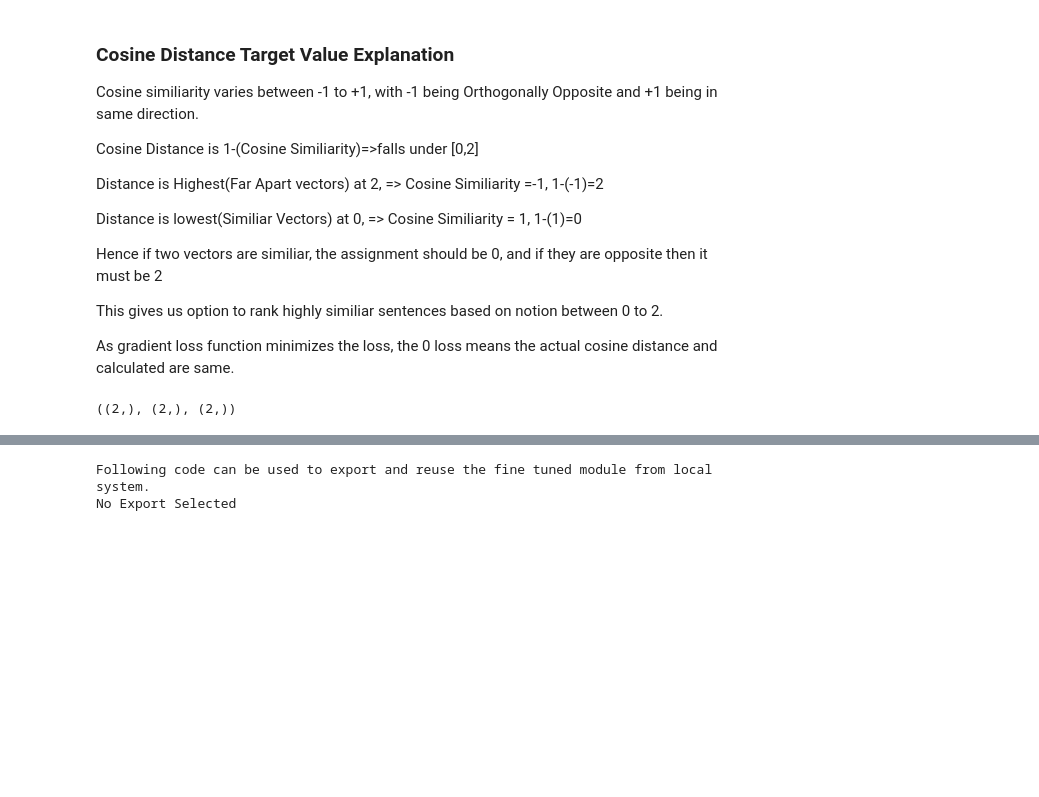
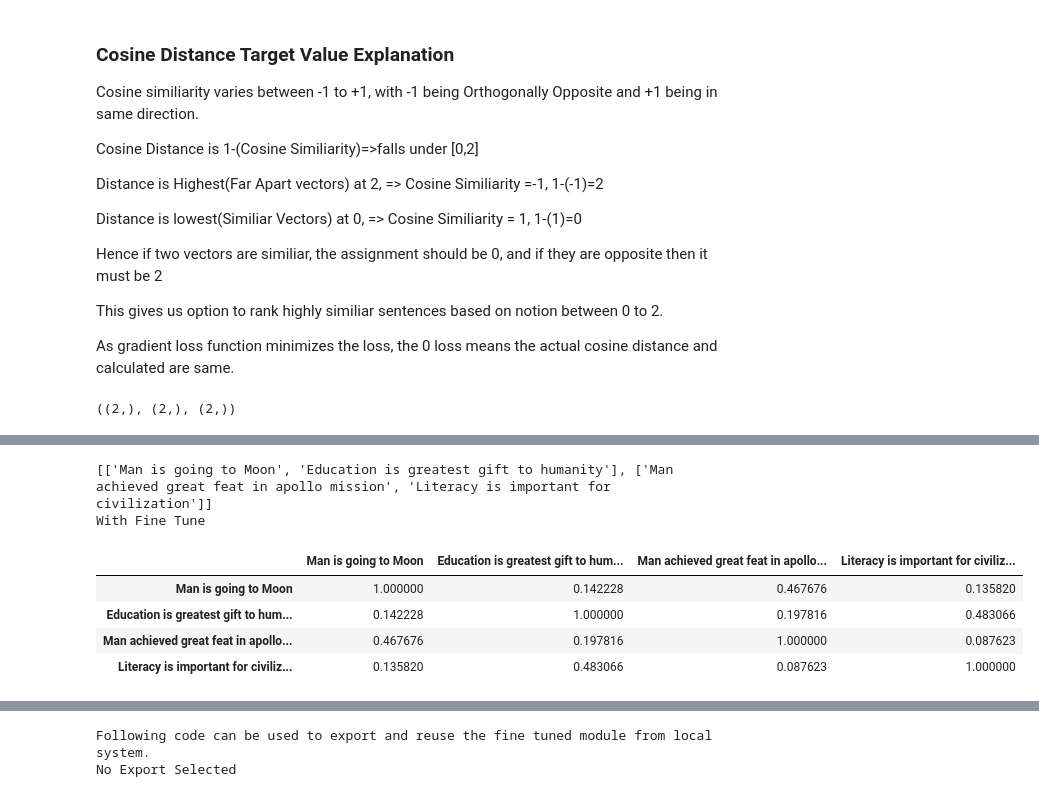
Before and after one commit to meethariprasad/research_works, a Jupyter notebook: Siamese_TF_Cosine_Distance_Fine_Tune.ipynb, the cells around one changed output, grey strips where cells are left out. Cells and saved outputs as stored; diff of their text form; code cells hidden in the pictures; blank space fills up the shorter version.

```diff
--- a/Siamese_TF_Cosine_Distance_Fine_Tune.ipynb
+++ b/Siamese_TF_Cosine_Distance_Fine_Tune.ipynb
@@ -119,3 +162,37 @@ def get_similiarity(target_text_embed,text_to_compare_embed):
+# %%
+import tensorflow_hub as hub
+import tensorflow as tf
+print (text_list)
+try:
+  text_list=sum(text_list, [])
+except:
+  pass
+
+embeddings = loaded_module_obj(text_list)
+
+# print (embeddings.numpy())
+
+embed_target=embeddings.numpy()
+import pandas as pd
+doc_embed = pd.DataFrame(data=embed_target)
+doc_embed.index=text_list
+
+
+
+finetuned_similiarity=get_similiarity(doc_embed,doc_embed)
+# np.fill_diagonal(sim.values, 0)
+finetuned_similiarity.index=text_list
+finetuned_similiarity.columns=text_list
+print ("With Fine Tune")
+finetuned_similiarity
+# %% [output]
+[['Man is going to Moon', 'Education is greatest gift to humanity'], ['Man achieved great feat in apollo mission', 'Literacy is important for civilization']]
+With Fine Tune
+|  | Man is going to Moon | Education is greatest gift to hum... | Man achieved great feat in apollo... | Literacy is important for civiliz... |
+| Man is going to Moon | 1.000000 | 0.142228 | 0.467676 | 0.135820 |
+| Education is greatest gift to hum... | 0.142228 | 1.000000 | 0.197816 | 0.483066 |
+| Man achieved great feat in apollo... | 0.467676 | 0.197816 | 1.000000 | 0.087623 |
+| Literacy is important for civiliz... | 0.135820 | 0.483066 | 0.087623 | 1.000000 |
 # %%
 #Without fine tune: Similiarity
 ########################################
```
Also changed, not shown: parts of 7 cells of this notebook.
